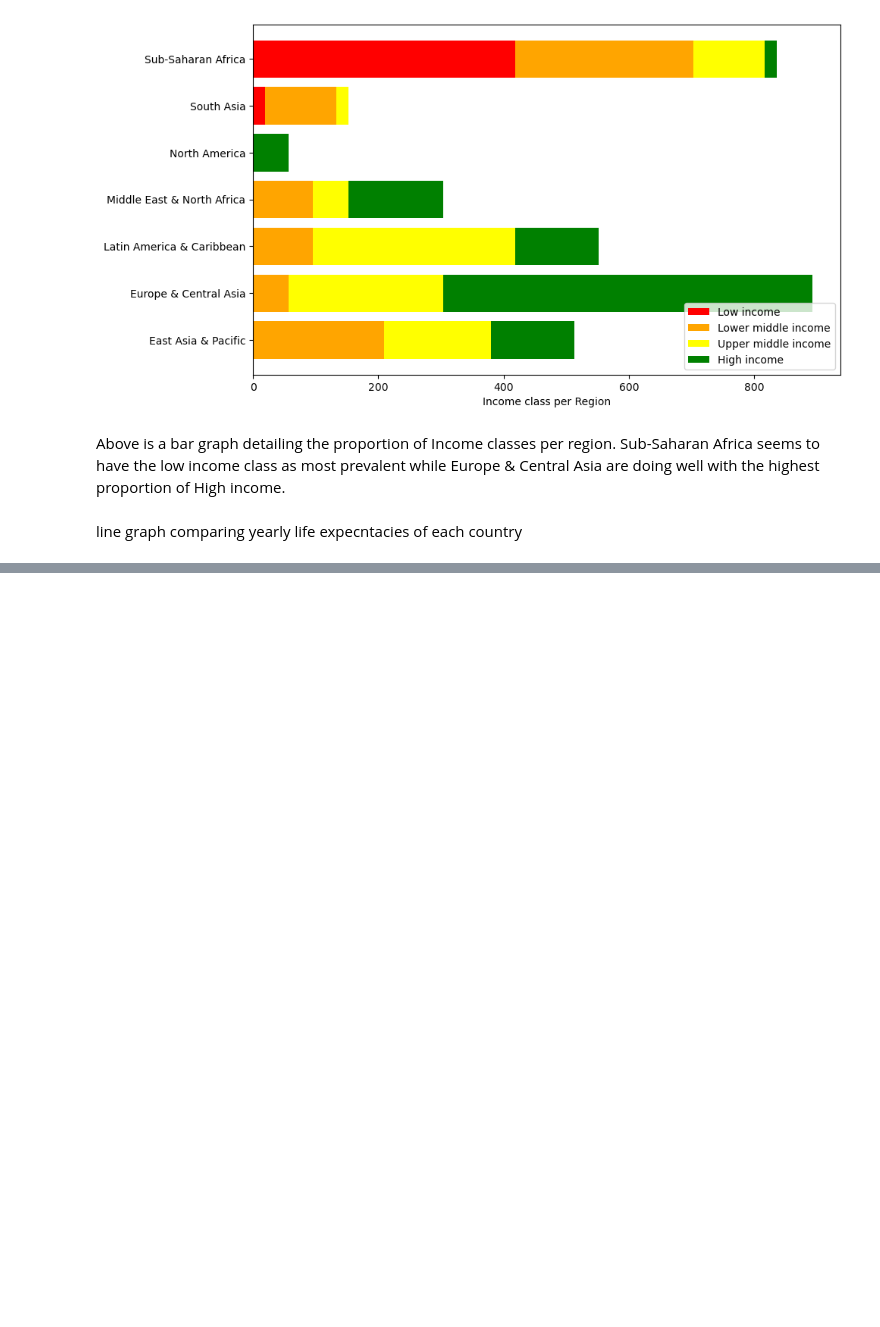
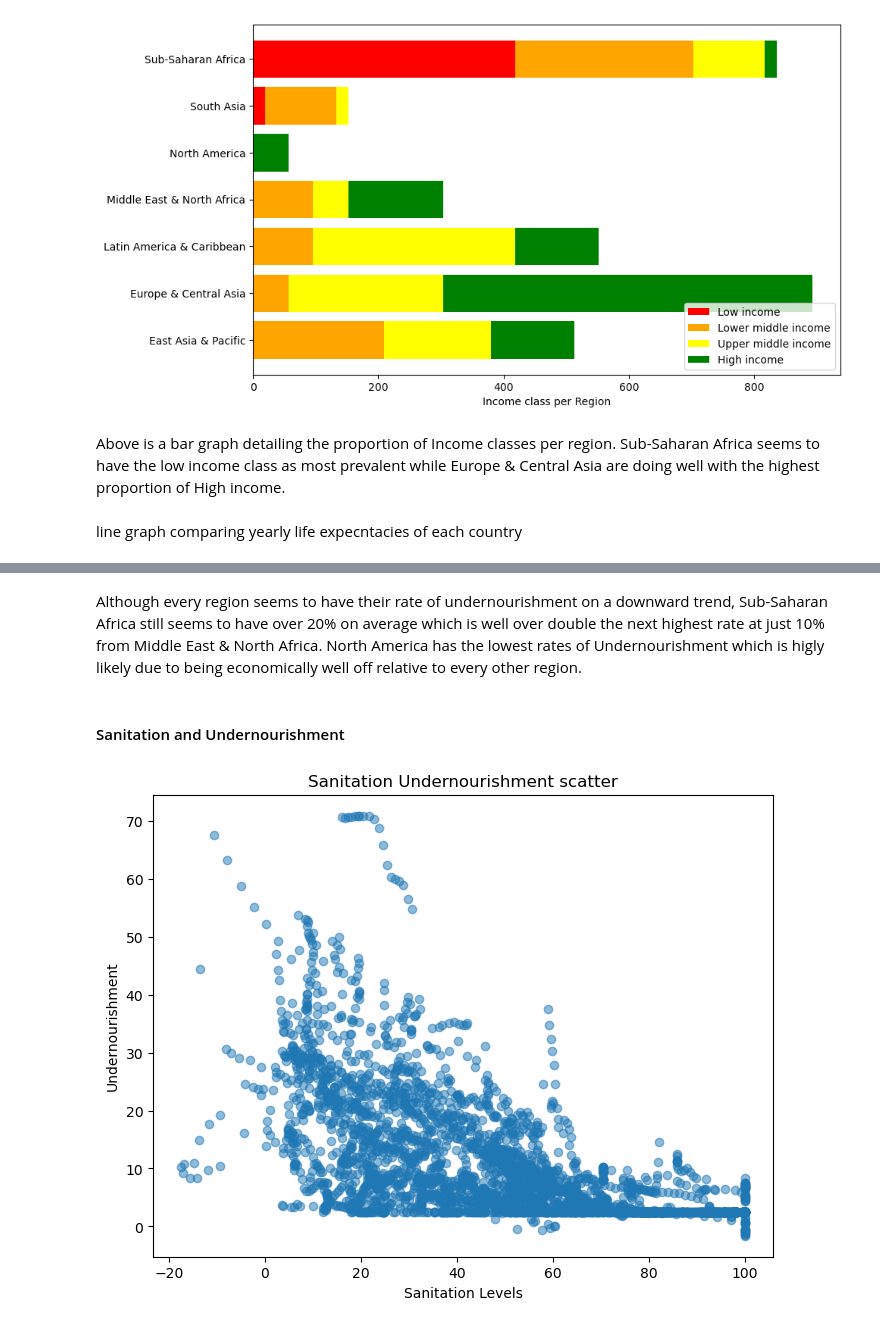
Before and after one commit to JericoEndaya/Life_expectancy, a Jupyter notebook: life_expecetancy.ipynb, the cells around one changed output, grey strips where cells are left out. Drawn from its saved outputs; the diff is of its cells as text; code cells hidden in the pictures; blank space fills up the shorter version.

```diff
--- a/life_expecetancy.ipynb
+++ b/life_expecetancy.ipynb
@@ -257,0 +281,13 @@ I will take a closer look at these variables.
+# %% [markdown]
+Although every region seems to have their rate of undernourishment on a downward trend, Sub-Saharan Africa still seems to have over 20% on average which is well over double the next highest rate at just 10% from Middle East & North Africa. North America has the lowest rates of Undernourishment which is higly likely due to being economically well off relative to every other region.
+# %% [markdown]
+#### Sanitation and Undernourishment
+# %%
+plt.figure(figsize=(8, 6))
+plt.scatter(x='Sanitation', y='Prevelance of Undernourishment', data=df_imp, alpha=0.5)
+plt.title("Sanitation Undernourishment scatter")
+plt.xlabel("Sanitation Levels")
+plt.ylabel("Undernourishment")
+plt.show()
+# %% [output]
+[figure, added]
```
Also changed, not shown: parts of 14 cells of this notebook.
